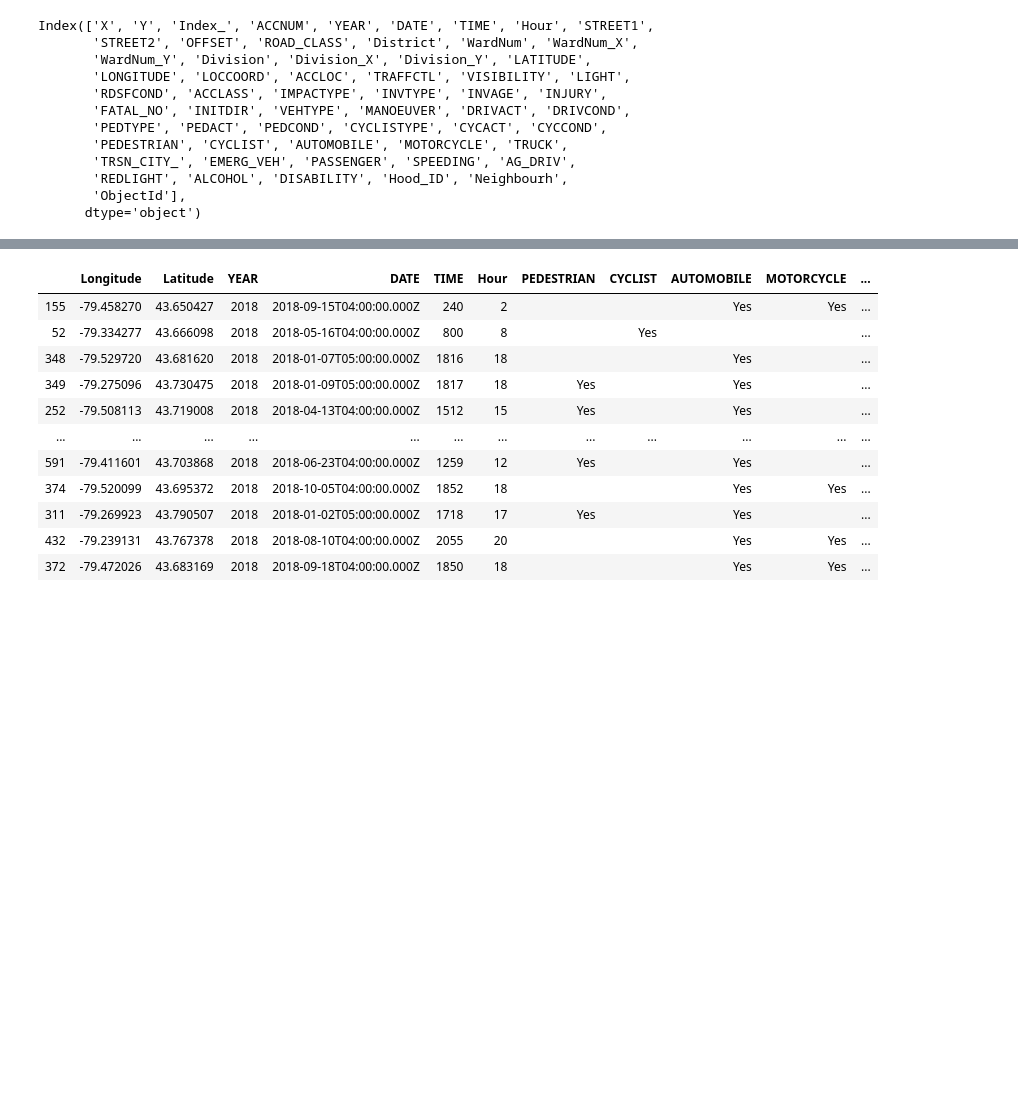
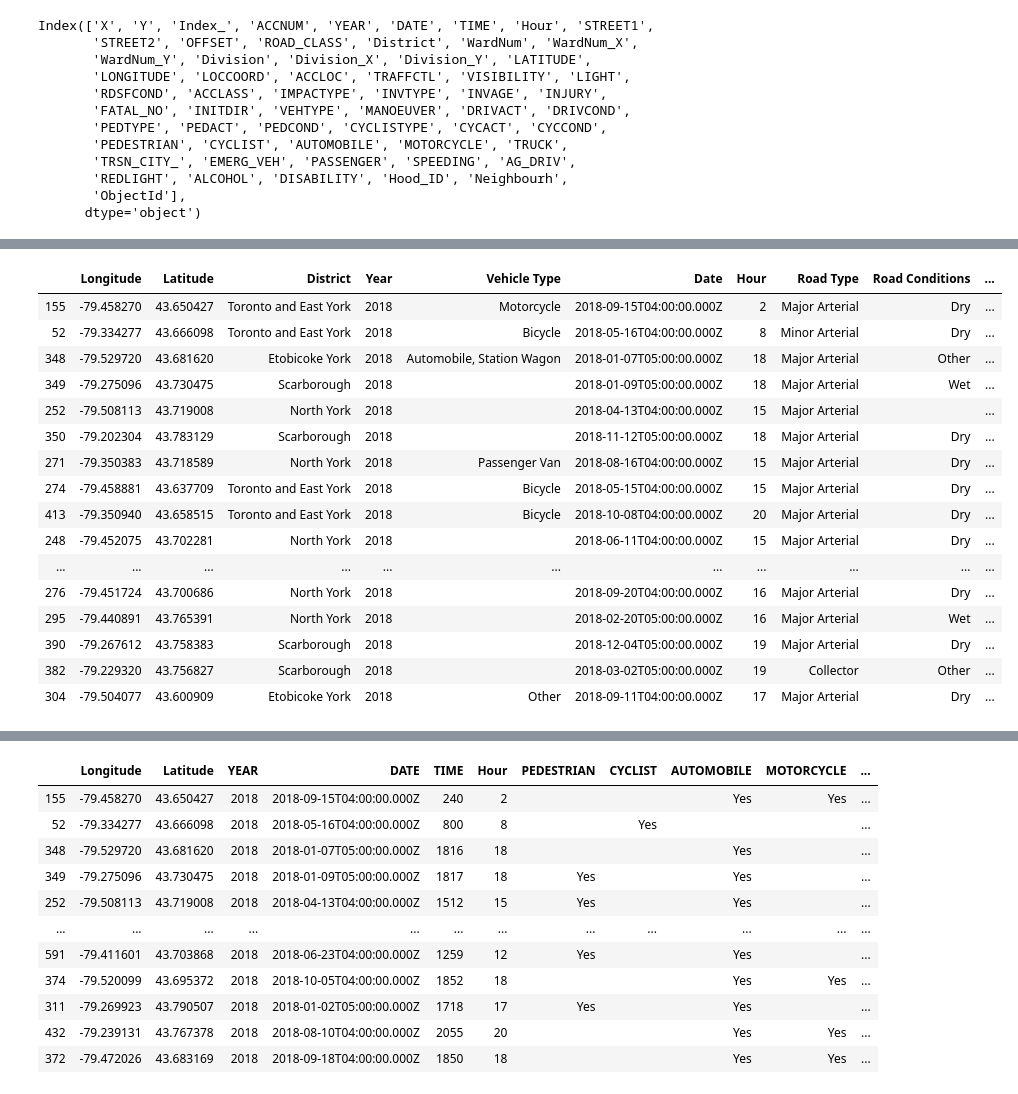
Before and after one commit to nupurgupta5292/SES-vs-Fatal-Road-Collisions, a Jupyter notebook: toronto_data.ipynb, the cells around one changed output, grey strips where cells are left out. Drawn from its saved outputs; the diff is of its cells as text; code cells hidden in the pictures; blank space fills up the shorter version.

```diff
--- a/toronto_data.ipynb
+++ b/toronto_data.ipynb
@@ -88,9 +71,0 @@ dtype: object
-# %%
-toronto_collision['Time Patterns']=0
-# %%
-#Time PATTERNS
-toronto_collision['Time Patterns'][toronto_collision['Hour'].isin(range(0,5))]='Early Morning'
-toronto_collision['Time Patterns'][toronto_collision['Hour'].isin(range(4,10))]='Morning Commute'
-toronto_collision['Time Patterns'][toronto_collision['Hour'].isin(range(9,18))]='Working Hours'
-toronto_collision['Time Patterns'][toronto_collision['Hour'].isin(range(17,21))]='Evening Commute'
-toronto_collision['Time Patterns'][toronto_collision['Hour'].isin(range(20,25))]='Evening'
@@ -126,0 +105,30 @@ years
+# %%
+# check if there is trend for data
+toronto_collision
+#Bin times, compare the collision rates, correlation with alcohol consumption
+bins= [x for x in range(0,24)]
+len(bins)
+group_names = ['one', 'two', 'three','four','five','six','seven','eight',
+               'nine','ten','eleven','noon','oneaft','twoaft','threeaft','fouraft','fiveeven','sixeve','seveneve','eighteve','nineve','teneve','elvel']
+# %%
+toronto_collision["All Time"] = pd.cut(toronto_collision["Hour"], bins, labels=group_names)
+
+toronto_collision.head(50)
+# %% [output]
+|  | Longitude | Latitude | District | Year | Vehicle Type | Date | Hour | Road Type | Road Conditions | ... |
+| 155 | -79.458270 | 43.650427 | Toronto and East York | 2018 | Motorcycle | 2018-09-15T04:00:00.000Z | 2 | Major Arterial | Dry | ... |
+| 52 | -79.334277 | 43.666098 | Toronto and East York | 2018 | Bicycle | 2018-05-16T04:00:00.000Z | 8 | Minor Arterial | Dry | ... |
+| 348 | -79.529720 | 43.681620 | Etobicoke York | 2018 | Automobile, Station Wagon | 2018-01-07T05:00:00.000Z | 18 | Major Arterial | Other | ... |
+| 349 | -79.275096 | 43.730475 | Scarborough | 2018 |  | 2018-01-09T05:00:00.000Z | 18 | Major Arterial | Wet | ... |
+| 252 | -79.508113 | 43.719008 | North York | 2018 |  | 2018-04-13T04:00:00.000Z | 15 | Major Arterial |  | ... |
+| 350 | -79.202304 | 43.783129 | Scarborough | 2018 |  | 2018-11-12T05:00:00.000Z | 18 | Major Arterial | Dry | ... |
+| 271 | -79.350383 | 43.718589 | North York | 2018 | Passenger Van | 2018-08-16T04:00:00.000Z | 15 | Major Arterial | Dry | ... |
+| 274 | -79.458881 | 43.637709 | Toronto and East York | 2018 | Bicycle | 2018-05-15T04:00:00.000Z | 15 | Major Arterial | Dry | ... |
+| 413 | -79.350940 | 43.658515 | Toronto and East York | 2018 | Bicycle | 2018-10-08T04:00:00.000Z | 20 | Major Arterial | Dry | ... |
+| 248 | -79.452075 | 43.702281 | North York | 2018 |  | 2018-06-11T04:00:00.000Z | 15 | Major Arterial | Dry | ... |
+| ... | ... | ... | ... | ... | ... | ... | ... | ... | ... | ... |
+| 276 | -79.451724 | 43.700686 | North York | 2018 |  | 2018-09-20T04:00:00.000Z | 16 | Major Arterial | Dry | ... |
+| 295 | -79.440891 | 43.765391 | North York | 2018 |  | 2018-02-20T05:00:00.000Z | 16 | Major Arterial | Wet | ... |
+| 390 | -79.267612 | 43.758383 | Scarborough | 2018 |  | 2018-12-04T05:00:00.000Z | 19 | Major Arterial | Dry | ... |
+| 382 | -79.229320 | 43.756827 | Scarborough | 2018 |  | 2018-03-02T05:00:00.000Z | 19 | Collector | Other | ... |
+| 304 | -79.504077 | 43.600909 | Etobicoke York | 2018 | Other | 2018-09-11T04:00:00.000Z | 17 | Major Arterial | Dry | ... |
```
Also changed, not shown: parts of 22 cells of this notebook, 5 other files.
